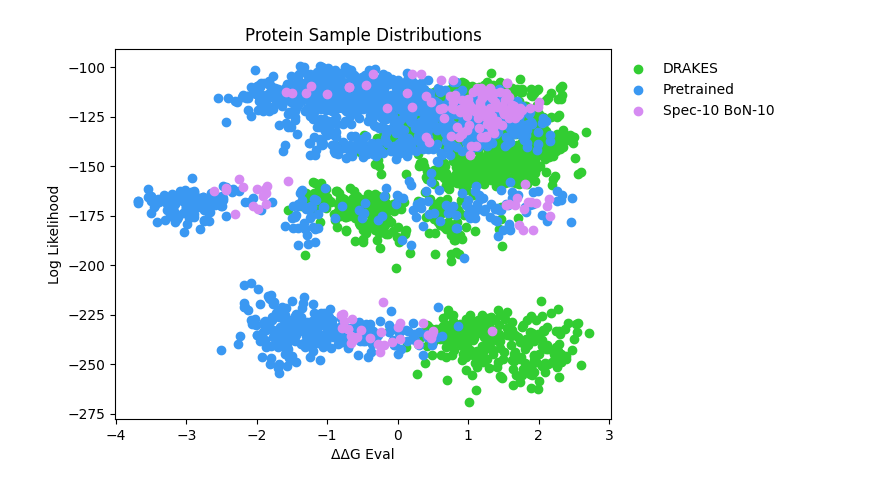
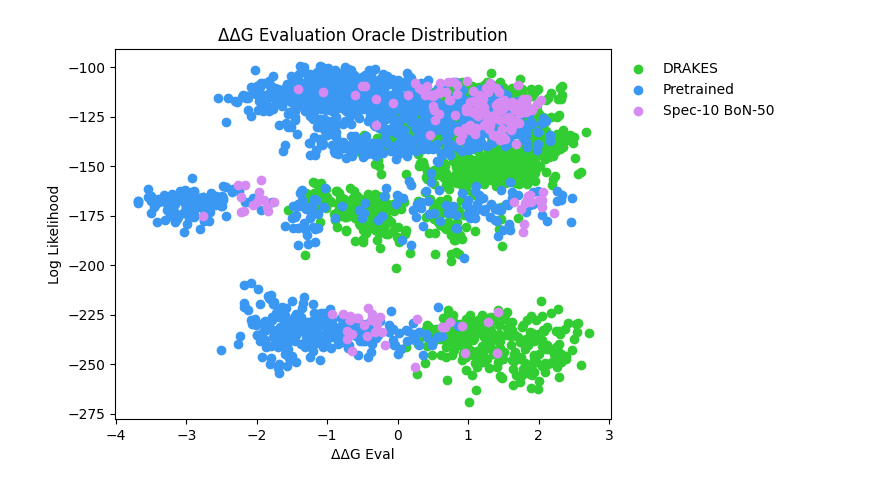
Before and after one commit to shainotshy1/BLISS_Experiments, a Jupyter notebook: DRAKES/analyze_new_spectral.ipynb, the cells around one changed output. Cells and saved outputs as stored; diff of their text form; code cells hidden in the pictures.

```diff
--- a/DRAKES/analyze_new_spectral.ipynb
+++ b/DRAKES/analyze_new_spectral.ipynb
@@ -148,0 +230,14 @@ display_traj(dfs, names, traj_col, ylabel, colors=colors, ylim=ylim, target_prot
+# %%
+dfs = [spec10_df, lsq10_df, ex10_df, in10_df]
+names = ['Spec-10', 'Linear-10', "Exclusion-10", "Inclusion-10"]
+colors = ["#61F4DE","#3AD2F2", "#D68BF2", "#C03AF2"]
+
+traj_col = 'spec_trajectory'
+ylabel = "Average Predicted ΔΔG"
+ylim = None
+it_space = None
+title = "Edit Selection Reward Trajectories"
+
+# TODO: Baselines: exclusion, inclusion, LASSO / Least Squares, gradient weighting
+
+display_traj(dfs, names, traj_col, ylabel, colors=colors, ylim=ylim, it_space=it_space, target_protein=target_protein, title=title, show_bon=False)
@@ -149,12 +246,12 @@ display_traj(dfs, names, traj_col, ylabel, colors=colors, ylim=ylim, target_prot
 # %%
 import random
 
-def evaluate_ddg_ll_corr_mult(df_list, labels, protein, title='', selected_samples=None, colors=None):
+def evaluate_ddg_ll_corr_mult(df_list, labels, protein, title='', selected_samples=None, colors=None, ddg_label='ddg_eval', ylabel='loglikelihood', yname='Log Likelihood'):
     for i, df in enumerate(df_list):
         if protein is not None:
             df = df[df['protein_name'] == protein + ".pdb"]
-        pre_ddg = df['ddg_eval']
-        pre_protgpt = df['loglikelihood']
+        pre_ddg = df[ddg_label]
+        pre_protgpt = df[ylabel]
         if selected_samples is not None and len(pre_ddg) > selected_samples: # type: ignore
             ids = random.sample(range(len(pre_ddg)), selected_samples) # type: ignore
             pre_ddg = np.array(pre_ddg)[ids]
@@ -163,17 +260,20 @@ def evaluate_ddg_ll_corr_mult(df_list, labels, protein, title='', selected_sampl
             plt.scatter(pre_ddg, pre_protgpt, label=labels[i], c=colors[i])
         else:
             plt.scatter(pre_ddg, pre_protgpt, label=labels[i])
-    plt.xlabel('ΔΔG Eval')
-    plt.ylabel('Log Likelihood')
+    if ddg_label == 'ddg_eval':
+        plt.xlabel('ΔΔG Eval')
+    else:
+        plt.xlabel('ΔΔG Align')
+    plt.ylabel(yname)
     plt.title(title)
     plt.legend(loc='upper left', bbox_to_anchor=(1, 1), fontsize=10, frameon=False)
     plt.show()
 # %%
-df_list = [drakes_df, pretrained_df, spec10_bon10_df]
-labels = ["DRAKES", "Pretrained", "Spec-10 BoN-10"]
-colors = ["limegreen", "#3A98F2", "#D68BF2"]
-protein = None
-title = f'{protein} Protein Sample Distribution' if protein is not None else "Protein Sample Distributions"
-evaluate_ddg_ll_corr_mult(df_list, labels, protein, title=title, selected_samples=None, colors=colors)
+df_list = [drakes_df, pretrained_df, spec10_bon50_df]
+labels = ["DRAKES", "Pretrained", "Spec-10 BoN-50"]
+colors = ["limegreen", "#3A98F2", "#D68BF2", "red"]
+protein = target_protein
+title = f'{protein} ΔΔG Evaluation Oracle Distribution' if protein is not None else "ΔΔG Evaluation Oracle Distribution"
+evaluate_ddg_ll_corr_mult(df_list, labels, protein, title=title, selected_samples=None, colors=colors, ddg_label='ddg_eval')
 # %% [output]
-[figure, old version]
+[figure, new version]
```
Also changed, not shown: parts of 14 cells of this notebook.
